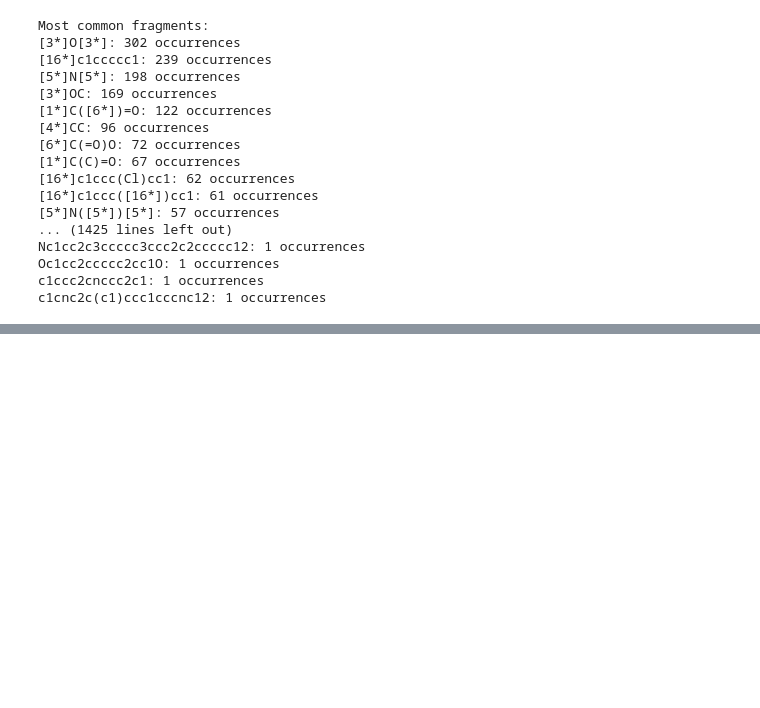
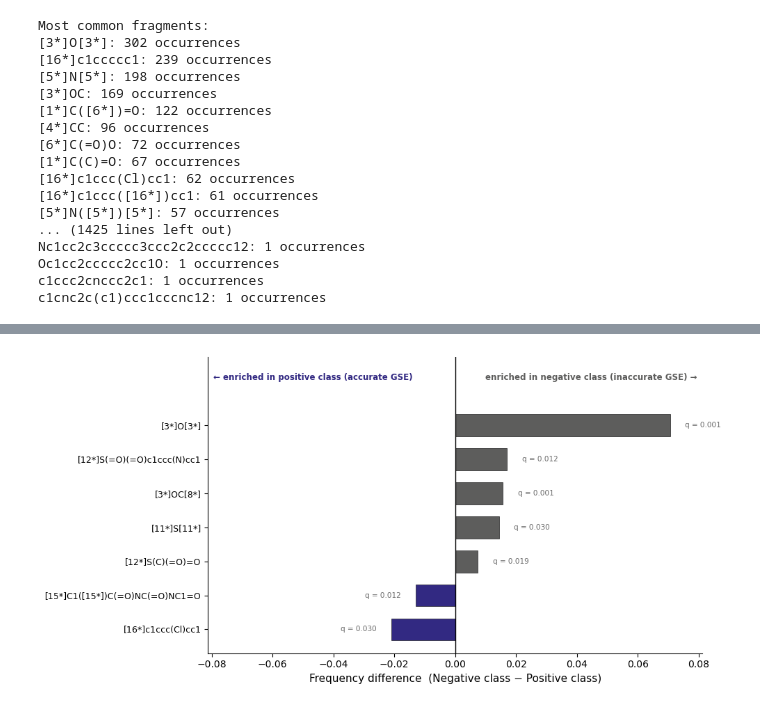
Before and after one commit to cbio3lab/GSESolver, a Jupyter notebook: SCRIPTS/correlacion_logS_intrinseco/most_common_fragments.ipynb, the cells around one changed output, grey strips where cells are left out. Saved outputs shown, nothing was run; the diff lists cells and outputs as text; code cells hidden in the pictures; blank space fills up the shorter version.

```diff
--- a/SCRIPTS/correlacion_logS_intrinseco/most_common_fragments.ipynb
+++ b/SCRIPTS/correlacion_logS_intrinseco/most_common_fragments.ipynb
@@ -107,3 +107,42 @@ Nc1cc2c3ccccc3ccc2c2ccccc12: 1 occurrences
 Oc1cc2ccccc2cc1O: 1 occurrences
 c1ccc2cnccc2c1: 1 occurrences
 c1cnc2c(c1)ccc1cccnc12: 1 occurrences
+# %%
+from scipy.stats import fisher_exact
+from statsmodels.stats.multitest import multipletests
+
+sol['dev'] = np.where(sol['diff_logS'] > 1, 1,0)
+
+
+# Build fragment frequency tables for each class
+def get_fragment_freq(smiles_list):
+    counts = {}
+    for smi in smiles_list:
+        mol = Chem.MolFromSmiles(smi)
+        if mol:
+            frags = BRICS.BRICSDecompose(mol)
+            for f in frags:
+                counts[f] = counts.get(f, 0) + 1
+    return counts
+
+
+pos_frags = get_fragment_freq(sol[sol['dev']==0]['smiles'])
+neg_frags = get_fragment_freq(sol[sol['dev']==1]['smiles'])
+all_frags = set(pos_frags) | set(neg_frags)
+
+n_pos, n_neg = len(sol[sol['dev']==0]), len(sol[sol['dev']==1])
+
+results = []
+for frag in all_frags:
+    a = pos_frags.get(frag,0); b = n_pos - a
+    c = neg_frags.get(frag,0); d = n_neg - c
+    if a + c < 5: continue  #skip rare fragments
+    _, pval = fisher_exact([[a,b],[c,d]], alternative='two-sided')
+    results.append({'fragment': frag,
+                   'pos_freq': a/n_pos,
+                   'neg_freq': c/n_neg,
+                   'pval': pval})
+
+results_df = pd.DataFrame(results)
+results_df['padj'] = multipletests(results_df['pval'], method = 'fdr_bh')[1]
+sig = results_df[results_df['padj'] < 0.05].sort_values('neg_freq', ascending=False)
@@ -109,0 +233,5 @@ c1cnc2c(c1)ccc1cccnc12: 1 occurrences
+# %%
+fig, ax = plot_sig_fragments(sig, top_n=15, save_path="brics_fragment_enrichment.pdf")
+plt.show(fig)
+# %% [output]
+[figure, added]
```
Also changed, not shown: parts of 3 cells of this notebook, 2 other files.
